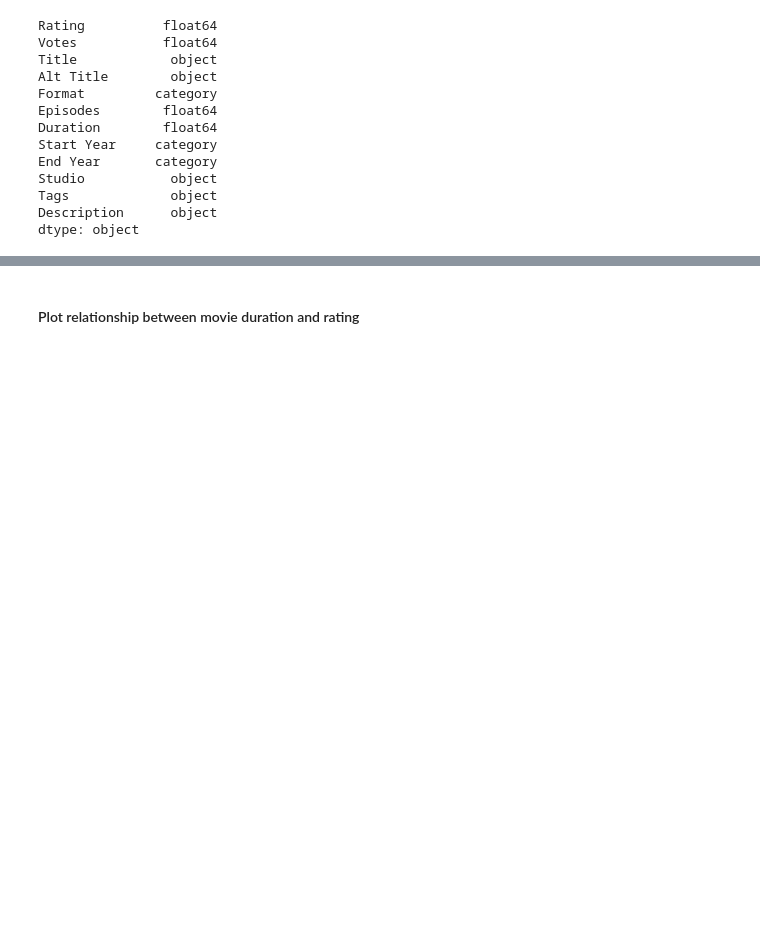
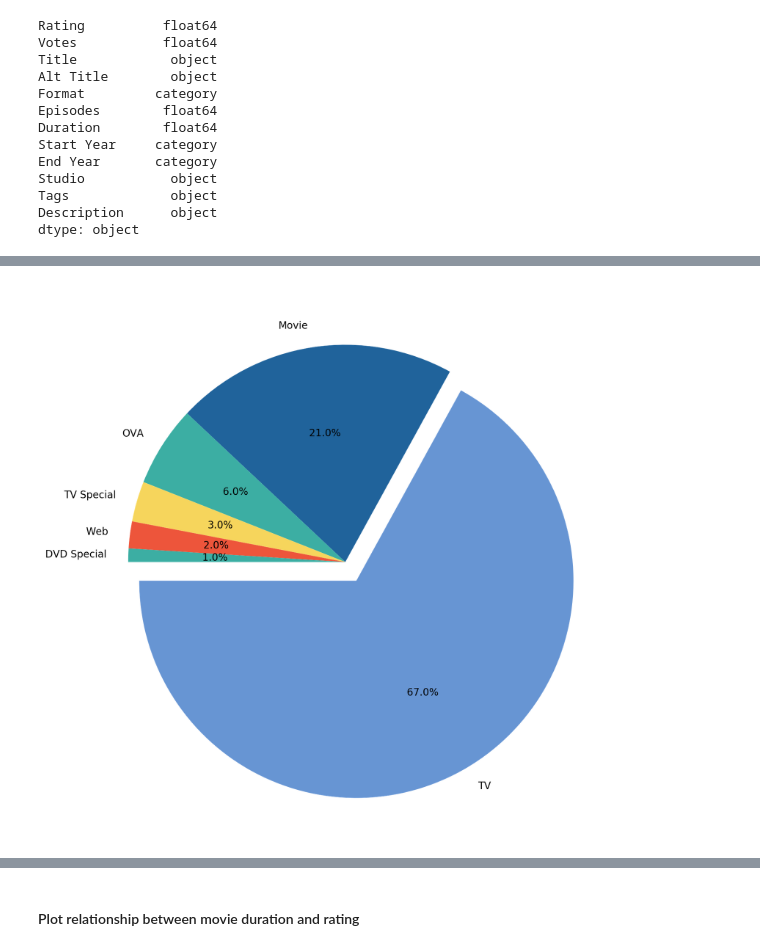
Before and after one commit to datastoryteller/Anime-Analysis, a Jupyter notebook: Anime Analysis.ipynb, the cells around one changed output, grey strips where cells are left out. Saved outputs shown, nothing was run; the diff lists cells and outputs as text; code cells hidden in the pictures; blank space fills up the shorter version.

```diff
--- a/Anime Analysis.ipynb
+++ b/Anime Analysis.ipynb
@@ -86,0 +109,9 @@ _ = ax.set_ylabel('Number of Pieces', fontsize=12)
+# %%
+ax = plt.subplots(figsize=(2,1),dpi=200)
+explode = [0.1, 0, 0, 0, 0, 0, 0, 0]
+colors = ['#6795D3', '#20639B', '#3CAEA3', '#F6D55C', '#ED553B', '#3CAEA3']
+ax = top_rated.groupby(['Format'])['Title'].count().sort_values(ascending=False).plot(kind='pie', explode=explode, autopct=lambda x: '{p:.1f}%'.format(p=x) if x>0.9 else '', shadow=False, figsize=(10, 10), fontsize=10, startangle=180, colors=colors)
+ax.set_ylabel('')
+#plt.savefig('images/top_rated_format.png')
+# %% [output]
+[figure, added]
```
Also changed, not shown: parts of 30 cells of this notebook, 11 other files.
